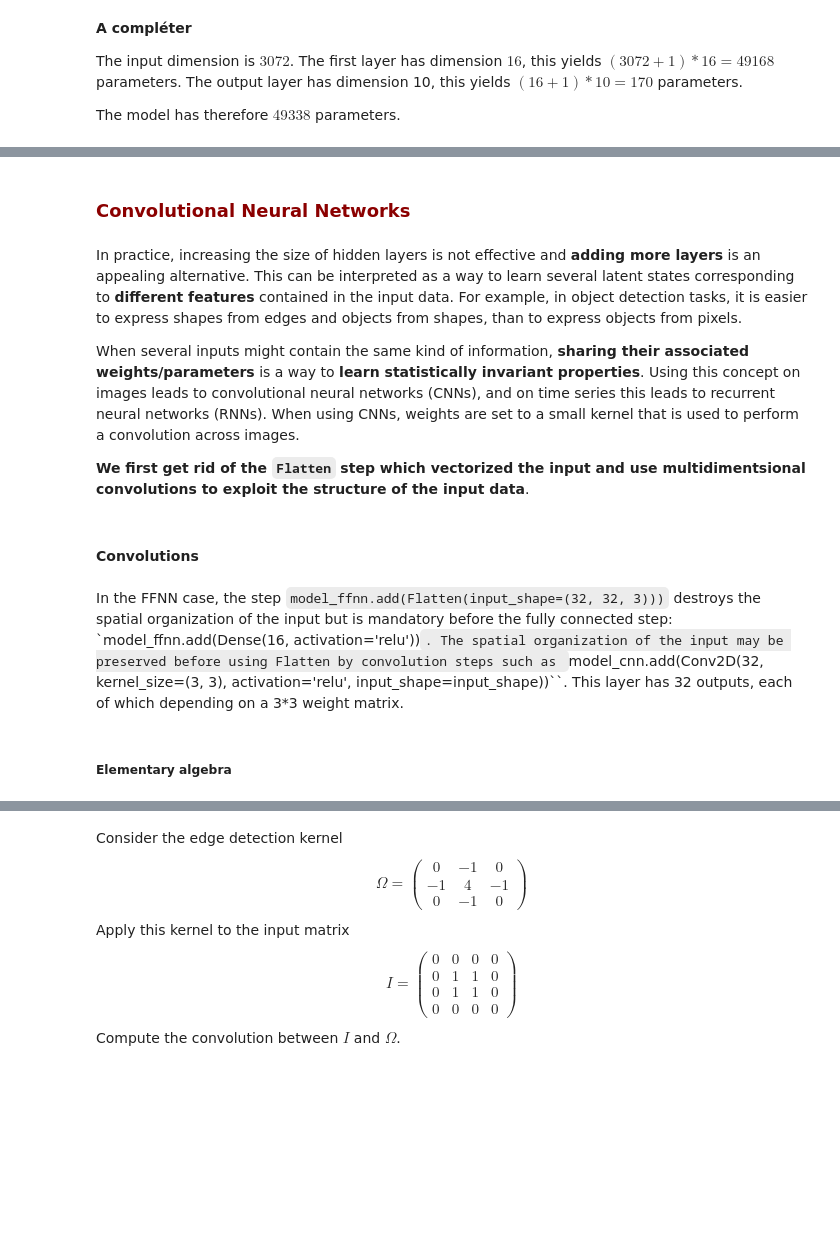
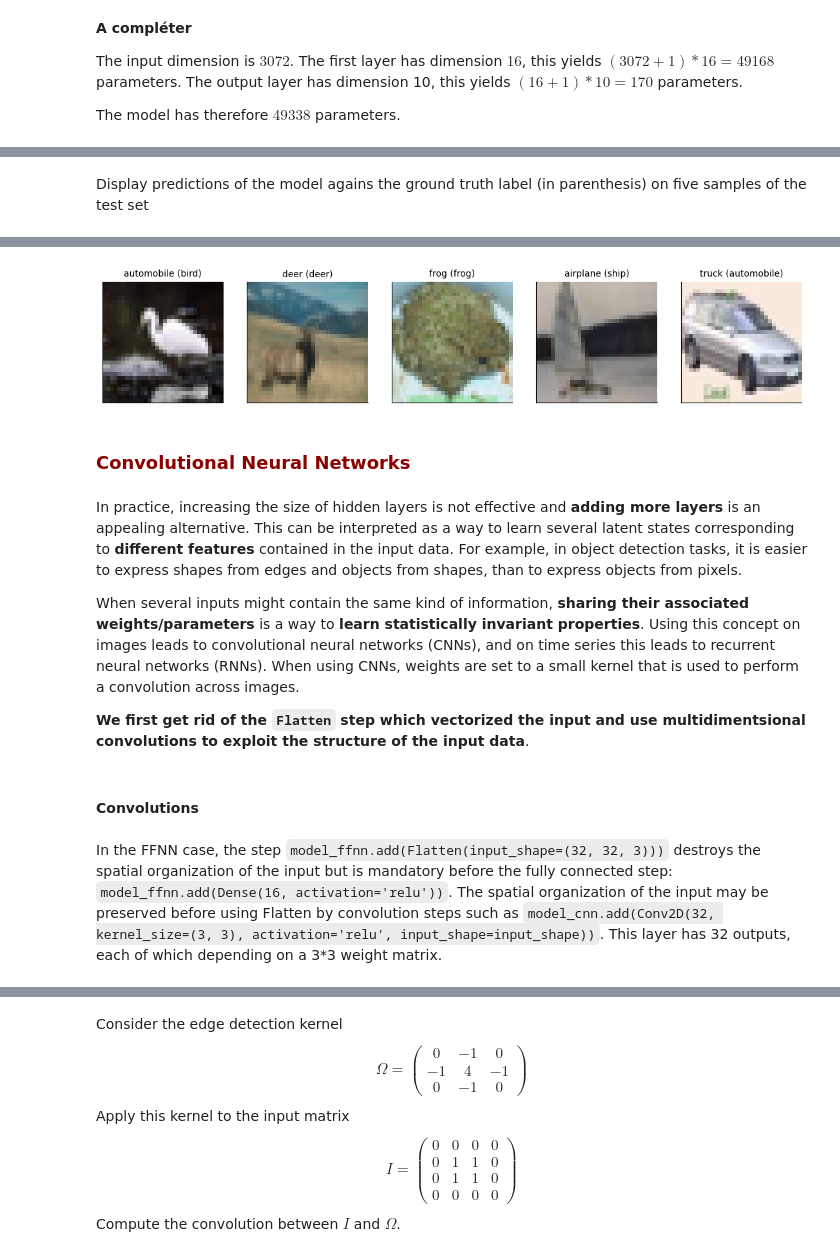
Before and after one commit to jeremiedecock/ateliers-algos, a Jupyter notebook: seq04/seq_04_cnn_answers.ipynb, the cells around one changed output, grey strips where cells are left out. Cells and saved outputs as stored; diff of their text form; code cells hidden in the pictures; blank space fills up the shorter version.

```diff
--- a/seq04/seq_04_cnn_answers.ipynb
+++ b/seq04/seq_04_cnn_answers.ipynb
@@ -204,0 +184,21 @@ test_loss, test_acc = model_ffnn.evaluate(test_images,  test_labels, verbose=2)
+# %%
+def display_predictions(dataset_images, dataset_labels, model, class_names, num_images=5):
+    # Sample images from the test set
+    subset_indices = np.random.randint(len(dataset_images), size=num_images)
+    images_subset = dataset_images[subset_indices]
+    # Run a prediction with the model
+    netout = model.predict(images_subset[:5])
+    predictions = [class_names[idx] for idx in netout.argmax(-1)]
+    labels = [class_names[idx] for idx in dataset_labels[subset_indices].squeeze()]
+    # Display images
+    fig, axes = plt.subplots(nrows=1, ncols=num_images)
+    for ax, image, label, prediction in zip(axes, images_subset, labels, predictions):
+        ax.imshow(image)
+        ax.set_title(f"{prediction} ({label})", fontsize=10)
+        ax.set_xticks([])
+        ax.set_yticks([])
+# %% [markdown]
+Display predictions of the model agains the ground truth label (in parenthesis) on five samples of the test set
+# %%
+display_predictions(test_images, test_labels, model=model_ffnn, class_names=class_names)
+# %% [output]
@@ -205,3 +206,4 @@ test_loss, test_acc = model_ffnn.evaluate(test_images,  test_labels, verbose=2)
+[figure, added]
 # %% [markdown]
 ### <font color=darkred> Convolutional Neural Networks </font>
 # %% [markdown]
@@ -210,10 +212,8 @@ In practice, increasing the size of hidden layers is not effective and **adding
 When several inputs might contain the same kind of information, **sharing their associated weights/parameters** is a way to **learn statistically invariant properties**.
 Using this concept on images leads to convolutional neural networks (CNNs), and on time series this leads to recurrent neural networks (RNNs).  When using CNNs, weights are set to a small kernel that is used to perform a convolution across images.
 
-**We first get rid of the ``Flatten`` step which vectorized the input and use multidimentsional convolutions to exploit the structure of the input data**.
+**We first get rid of the `Flatten` step which vectorized the input and use multidimentsional convolutions to exploit the structure of the input data**.
 # %% [markdown]
 #### **Convolutions**
 # %% [markdown]
-In the FFNN case, the step ``model_ffnn.add(Flatten(input_shape=(32, 32, 3)))`` destroys the spatial organization of the input but is mandatory before the fully connected step: `model_ffnn.add(Dense(16, activation='relu'))``. The spatial organization of the input may be preserved before using Flatten by convolution steps such as ``model_cnn.add(Conv2D(32, kernel_size=(3, 3), activation='relu', input_shape=input_shape))``. This layer has 32 outputs, each of which depending on a 3*3 weight matrix.
+In the FFNN case, the step ``model_ffnn.add(Flatten(input_shape=(32, 32, 3)))`` destroys the spatial organization of the input but is mandatory before the fully connected step: `model_ffnn.add(Dense(16, activation='relu'))`. The spatial organization of the input may be preserved before using Flatten by convolution steps such as ``model_cnn.add(Conv2D(32, kernel_size=(3, 3), activation='relu', input_shape=input_shape))``. This layer has 32 outputs, each of which depending on a 3*3 weight matrix.
-# %% [markdown]
-##### **Elementary algebra**
```
Also changed, not shown: parts of 49 cells of this notebook, 1 other file.
